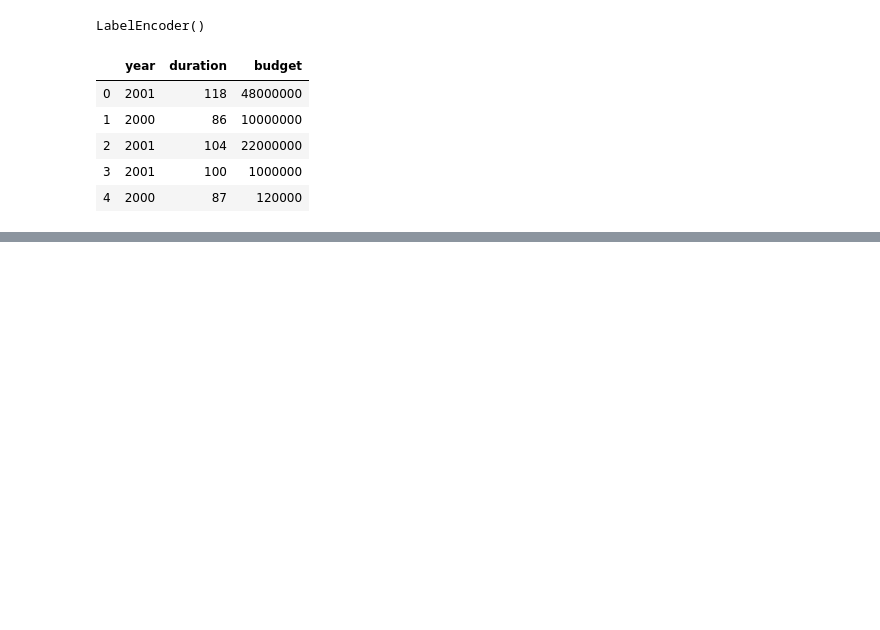
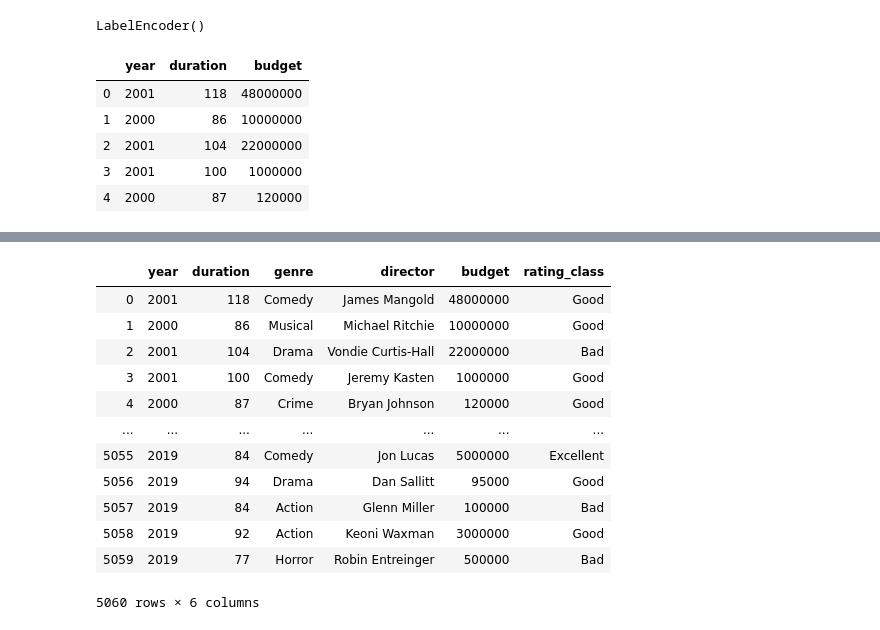
Before and after one commit to dclarke044/Final_Project, a Jupyter notebook: svm.ipynb, the cells around one changed output, grey strips where cells are left out. Drawn from its saved outputs; the diff is of its cells as text; code cells hidden in the pictures; blank space fills up the shorter version.

```diff
--- a/svm.ipynb
+++ b/svm.ipynb
@@ -75,0 +108,4 @@ print('Test Acc: %.3f' % model.score(X_test, y_test))
+# %%
+data_set = movies[["year", "duration", "genre", "director", "budget", "rating_class"]]
+df = pd.DataFrame(data_set)
+print (df)
@@ -75,0 +130,17 @@ print('Test Acc: %.3f' % model.score(X_test, y_test))
+# %%
+data = df.copy()
+data
+# %% [output]
+|  | year | duration | genre | director | budget | rating_class |
+| 0 | 2001 | 118 | Comedy | James Mangold | 48000000 | Good |
+| 1 | 2000 | 86 | Musical | Michael Ritchie | 10000000 | Good |
+| 2 | 2001 | 104 | Drama | Vondie Curtis-Hall | 22000000 | Bad |
+| 3 | 2001 | 100 | Comedy | Jeremy Kasten | 1000000 | Good |
+| 4 | 2000 | 87 | Crime | Bryan Johnson | 120000 | Good |
+| ... | ... | ... | ... | ... | ... | ... |
+| 5055 | 2019 | 84 | Comedy | Jon Lucas | 5000000 | Excellent |
+| 5056 | 2019 | 94 | Drama | Dan Sallitt | 95000 | Good |
+| 5057 | 2019 | 84 | Action | Glenn Miller | 100000 | Bad |
+| 5058 | 2019 | 92 | Action | Keoni Waxman | 3000000 | Good |
+| 5059 | 2019 | 77 | Horror | Robin Entreinger | 500000 | Bad |
+5060 rows × 6 columns
```
Also changed, not shown: parts of 13 cells of this notebook.
